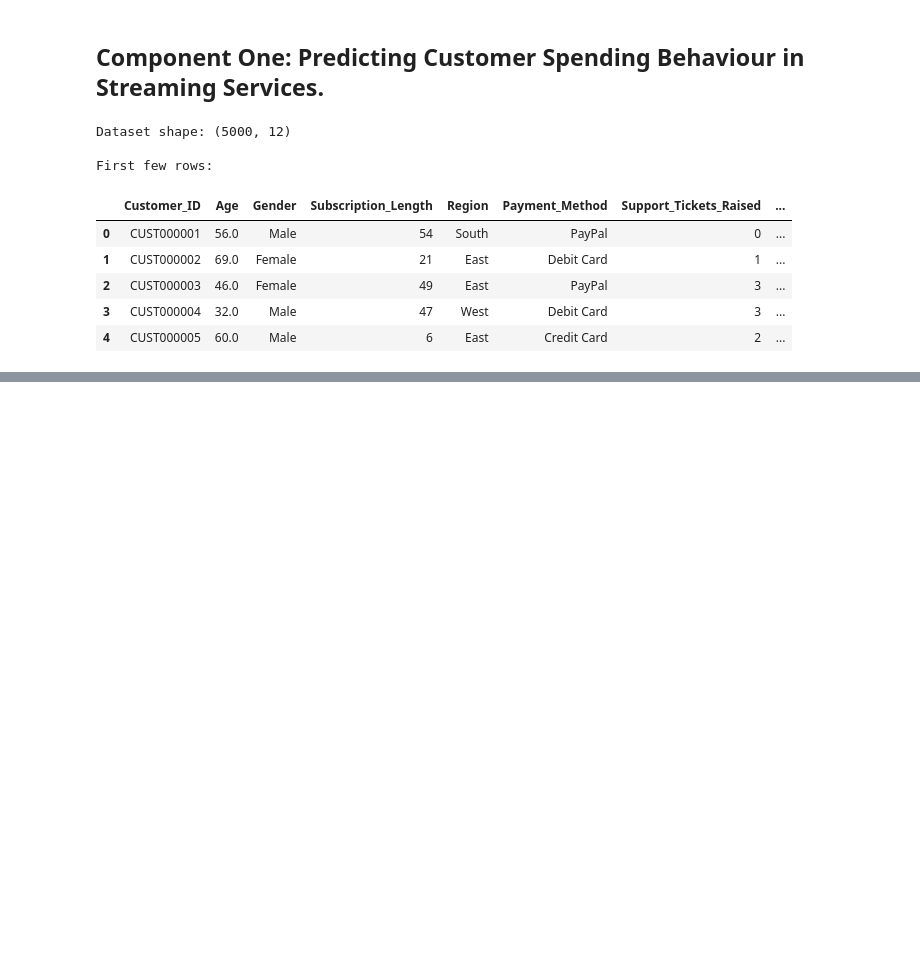
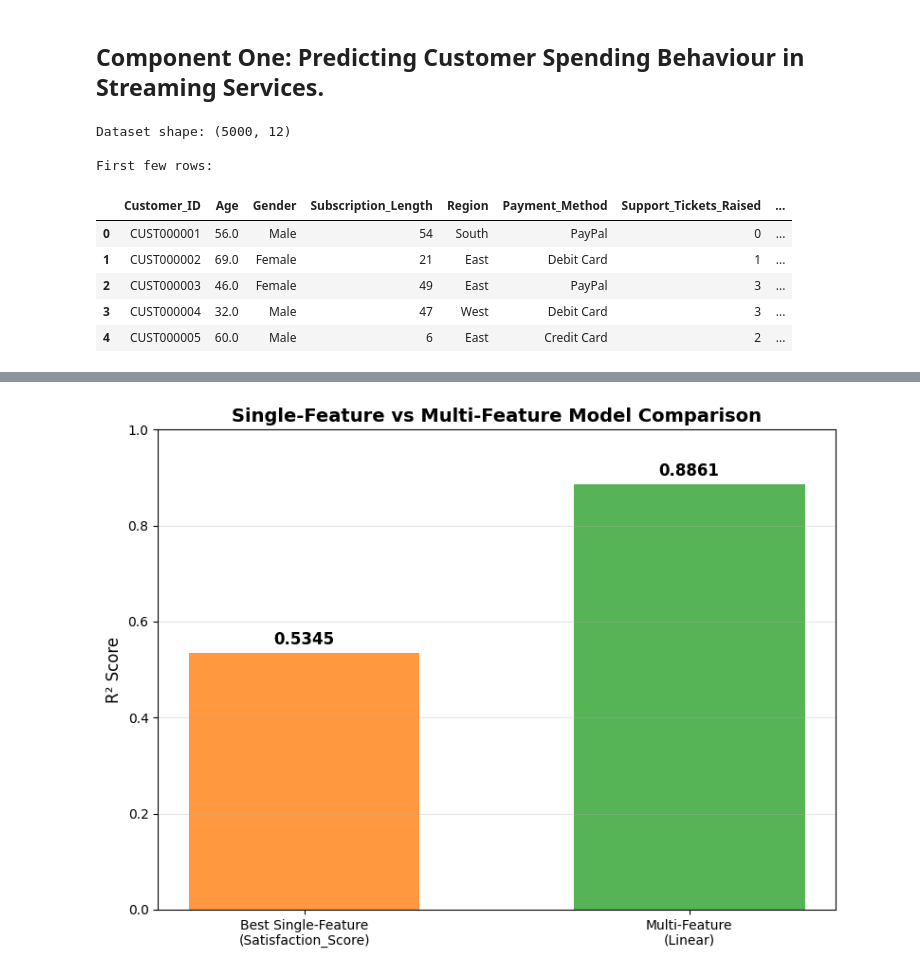
Before and after one commit to dannywu1101/AIFinalProject, a Jupyter notebook: Component1.ipynb, the cells around one changed output, grey strips where cells are left out. Drawn from its saved outputs; the diff is of its cells as text; code cells hidden in the pictures; blank space fills up the shorter version.

```diff
--- a/Component1.ipynb
+++ b/Component1.ipynb
@@ -24,0 +230,18 @@ First few rows:
+# %%
+# Compare results
+print("\n" + "="*50)
+print("Comparison")
+print("="*50)
+
+best_single_r2 = best_predictor['best_r2']
+
+print(f"Best single-feature: {best_predictor['feature']} - R² = {best_single_r2:.4f}")
+print(f"Best multi-feature: {best_multi_type} - R² = {best_multi_r2:.4f}")
+
+improvement = ((best_multi_r2 - best_single_r2) / best_single_r2) * 100
+print(f"\nImprovement: {improvement:.2f}%")
+
+if best_multi_r2 > best_single_r2:
+    print("Multi-feature model performs better")
+else:
+    print("Single-feature model performs better")
@@ -24,0 +330,24 @@ First few rows:
+# %%
+# Visualization 3: Single-feature vs Multi-feature comparison
+fig, ax = plt.subplots(figsize=(8, 6))
+models = ['Best Single-Feature\n(Satisfaction_Score)', 'Multi-Feature\n(Linear)']
+r2_scores = [best_single_r2, best_multi_r2]
+colors = ['#ff7f0e', '#2ca02c']
+
+bars = ax.bar(models, r2_scores, color=colors, alpha=0.8, width=0.6)
+
+# Add value labels on bars
+for i, (bar, score) in enumerate(zip(bars, r2_scores)):
+    height = bar.get_height()
+    ax.text(bar.get_x() + bar.get_width()/2., height + 0.01,
+            f'{score:.4f}', ha='center', va='bottom', fontsize=12, fontweight='bold')
+
+ax.set_ylabel('R² Score', fontsize=12)
+ax.set_title('Single-Feature vs Multi-Feature Model Comparison', fontsize=14, fontweight='bold')
+ax.set_ylim([0, 1.0])
+ax.grid(axis='y', alpha=0.3)
+
+plt.tight_layout()
+plt.show()
+# %% [output]
+[figure, added]
```
Also changed, not shown: parts of 16 cells of this notebook.
